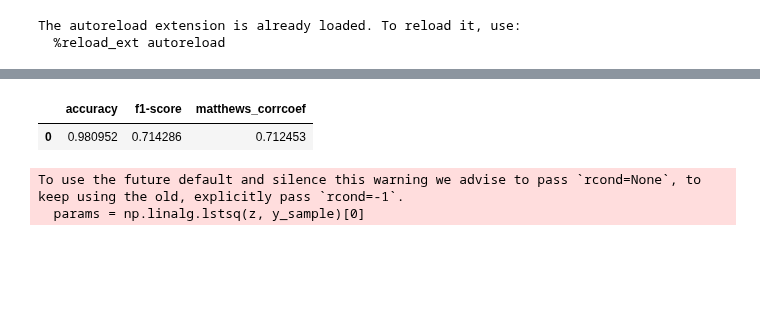
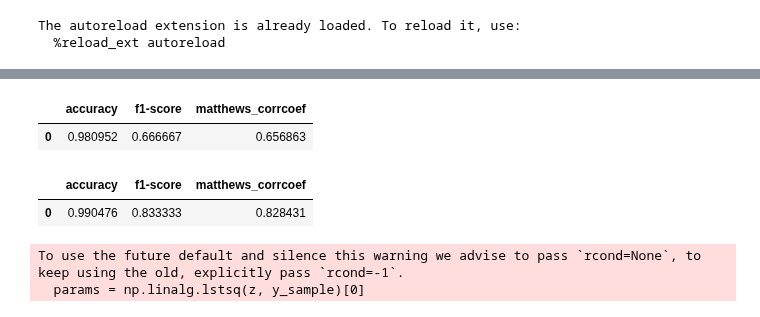
Before and after one commit to danthe96/CIoTS, a Jupyter notebook: simple_test.ipynb, the cells around one changed output, grey strips where cells are left out. Cells and saved outputs as stored; diff of their text form; code cells hidden in the pictures; blank space fills up the shorter version.

```diff
--- a/simple_test.ipynb
+++ b/simple_test.ipynb
@@ -19,7 +19,8 @@ incoming_edges = 2
 generator = CausalTSGenerator(dimensions=dimensions, max_p=max_p, data_length=10000, incoming_edges=incoming_edges)
 ts = generator.generate()
 # %%
-predicted_graph = pc_chen(partial_corr_test, ts, 4, 0.05)
+predicted_graph1 = pc_chen(partial_corr_test, ts, 4, 0.05)
+predicted_graph2 = pc_chen_modified(partial_corr_test, ts, 4, 0.05)
 # %%
 plt.title('Original graph')
 generator.draw_graph()
@@ -33,6 +39,11 @@ draw_graph(predicted_graph, dimensions, max_p)
 # %%
-pd.DataFrame(evaluate_edges(generator.graph, predicted_graph), index=[0])
+pd.DataFrame(evaluate_edges(generator.graph, predicted_graph1), index=[0])
 # %% [output]
 |  | accuracy | f1-score | matthews_corrcoef |
-| 0 | 0.980952 | 0.714286 | 0.712453 |
+| 0 | 0.980952 | 0.666667 | 0.656863 |
+# %%
+pd.DataFrame(evaluate_edges(generator.graph, predicted_graph2), index=[0])
+# %% [output]
+|  | accuracy | f1-score | matthews_corrcoef |
+| 0 | 0.990476 | 0.833333 | 0.828431 |
 # %%
```
Also changed, not shown: parts of 6 cells of this notebook, 4 other files.
